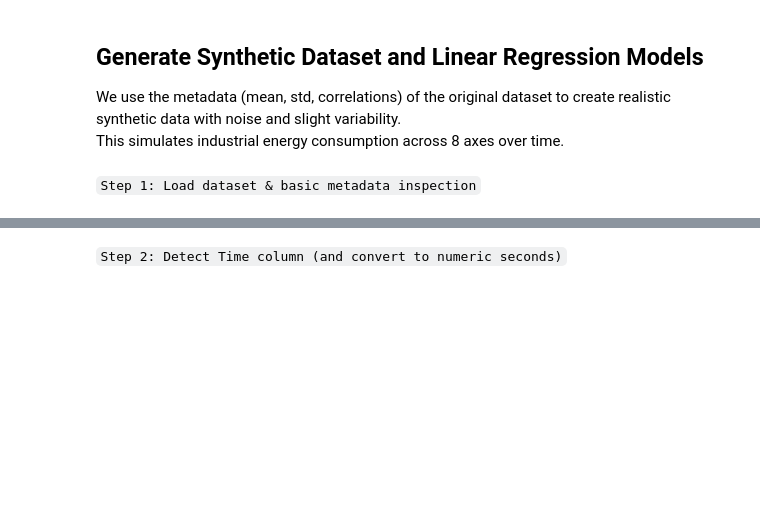
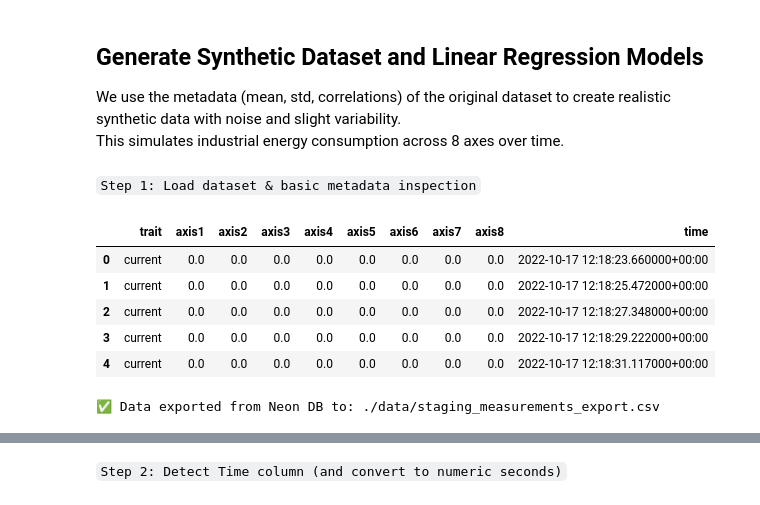
Before and after one commit to Lesley-w19/PracticalLab1, a Jupyter notebook: PracticalLab1.ipynb, the cells around one changed output, grey strips where cells are left out. Saved outputs shown, nothing was run; the diff lists cells and outputs as text; code cells hidden in the pictures; blank space fills up the shorter version.

```diff
--- a/PracticalLab1.ipynb
+++ b/PracticalLab1.ipynb
@@ -459,4 +464,30 @@ from sklearn.linear_model import LinearRegression
 from scipy.stats import zscore, norm
 # %% [markdown]
 `Step 1: Load dataset & basic metadata inspection`
+# %%
+# load original dataset
+# loads the data from the database (staging_measurements table)
+
+import pandas as pd
+
+# Query the data from your Neon DB
+query = "SELECT * FROM staging_measurements;"
+original_df = pd.read_sql(query, engine)
+
+original_df.head()
+# %% [output]
+|  | trait | axis1 | axis2 | axis3 | axis4 | axis5 | axis6 | axis7 | axis8 | time |
+| 0 | current | 0.0 | 0.0 | 0.0 | 0.0 | 0.0 | 0.0 | 0.0 | 0.0 | 2022-10-17 12:18:23.660000+00:00 |
+| 1 | current | 0.0 | 0.0 | 0.0 | 0.0 | 0.0 | 0.0 | 0.0 | 0.0 | 2022-10-17 12:18:25.472000+00:00 |
+| 2 | current | 0.0 | 0.0 | 0.0 | 0.0 | 0.0 | 0.0 | 0.0 | 0.0 | 2022-10-17 12:18:27.348000+00:00 |
+| 3 | current | 0.0 | 0.0 | 0.0 | 0.0 | 0.0 | 0.0 | 0.0 | 0.0 | 2022-10-17 12:18:29.222000+00:00 |
+| 4 | current | 0.0 | 0.0 | 0.0 | 0.0 | 0.0 | 0.0 | 0.0 | 0.0 | 2022-10-17 12:18:31.117000+00:00 |
+# %%
+# Save it to CSV (same style as orig_path)
+db_path = "./data/staging_measurements_export.csv"
+original_df.to_csv(db_path, index=False)
+
+print(f"✅ Data exported from Neon DB to: {db_path}")
+# %% [output]
+✅ Data exported from Neon DB to: ./data/staging_measurements_export.csv
 # %%
```
Also changed, not shown: parts of 19 cells of this notebook, 10 other files.
